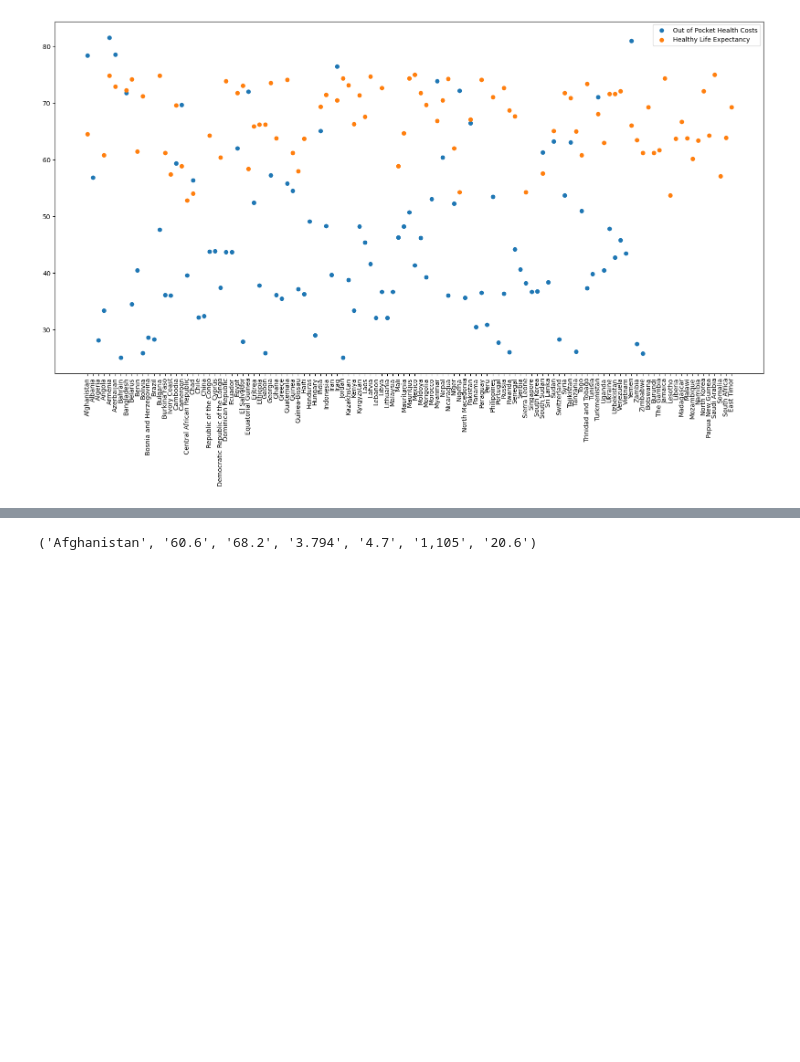
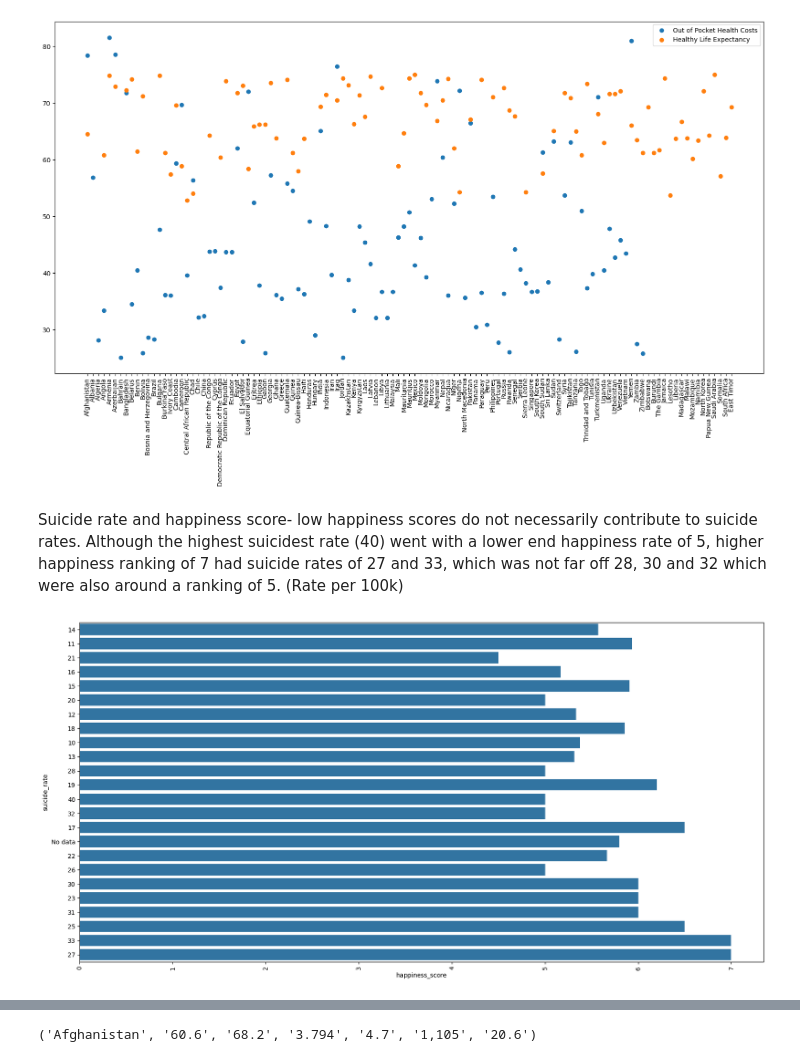
Before and after one commit to tara-hylton/world_happiness, a Jupyter notebook: world happiness.ipynb, the cells around one changed output, grey strips where cells are left out. Cells and saved outputs as stored; diff of their text form; code cells hidden in the pictures; blank space fills up the shorter version.

Commit message:
added more charts, doing EDA

```diff
--- a/world happiness.ipynb
+++ b/world happiness.ipynb
@@ -278,3 +278,17 @@ Try using .loc[row_indexer,col_indexer] = value instead
 See the caveats in the documentation: https://pandas.pydata.org/pandas-docs/stable/user_guide/indexing.html#returning-a-view-versus-a-copy
   gci_data3['life_expectancy'] = gci_data3['life_expectancy'].astype(float)
 [figure]
+# %% [markdown]
+Suicide rate and happiness score- low happiness scores do not necessarily contribute to suicide rates. Although the highest suicidest rate (40) went with a lower end happiness rate of 5, higher happiness ranking of 7 had suicide rates of 27 and 33, which was not far off 28, 30 and 32 which were also around a ranking of 5. (Rate per 100k)
+# %%
+life_death_data2 = life_death_data[~life_death_data['suicide_rate'].isin(['No data'])]
+life_death_data2 = life_death_data[~life_death_data['happiness_score'].isin(['No data'])]
+life_death_data2 = life_death_data2.map(lambda x: int(round(x, 0)) if isinstance(x, (int, float)) else x)
+
+plt.figure(figsize=(20,10))
+plt.xticks(rotation=90)
+order = life_death_data2.sort_values('happiness_score').suicide_rate
+sns.barplot(x='happiness_score', y='suicide_rate', data=life_death_data2, errorbar=None, order=order)
+plt.show()
+# %% [output]
+[figure, added]
```
Also changed, not shown: parts of 4 cells of this notebook, 5 other files.
